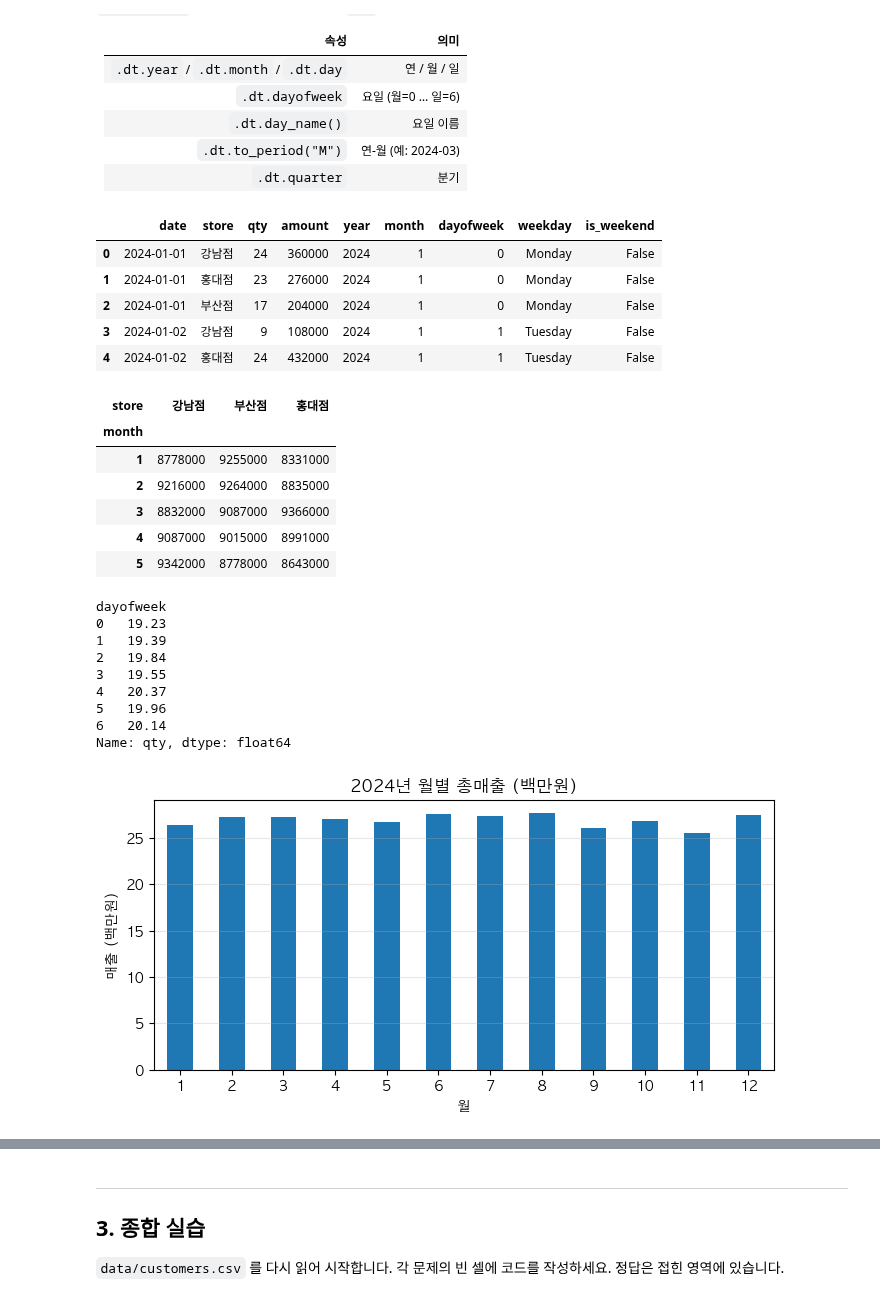
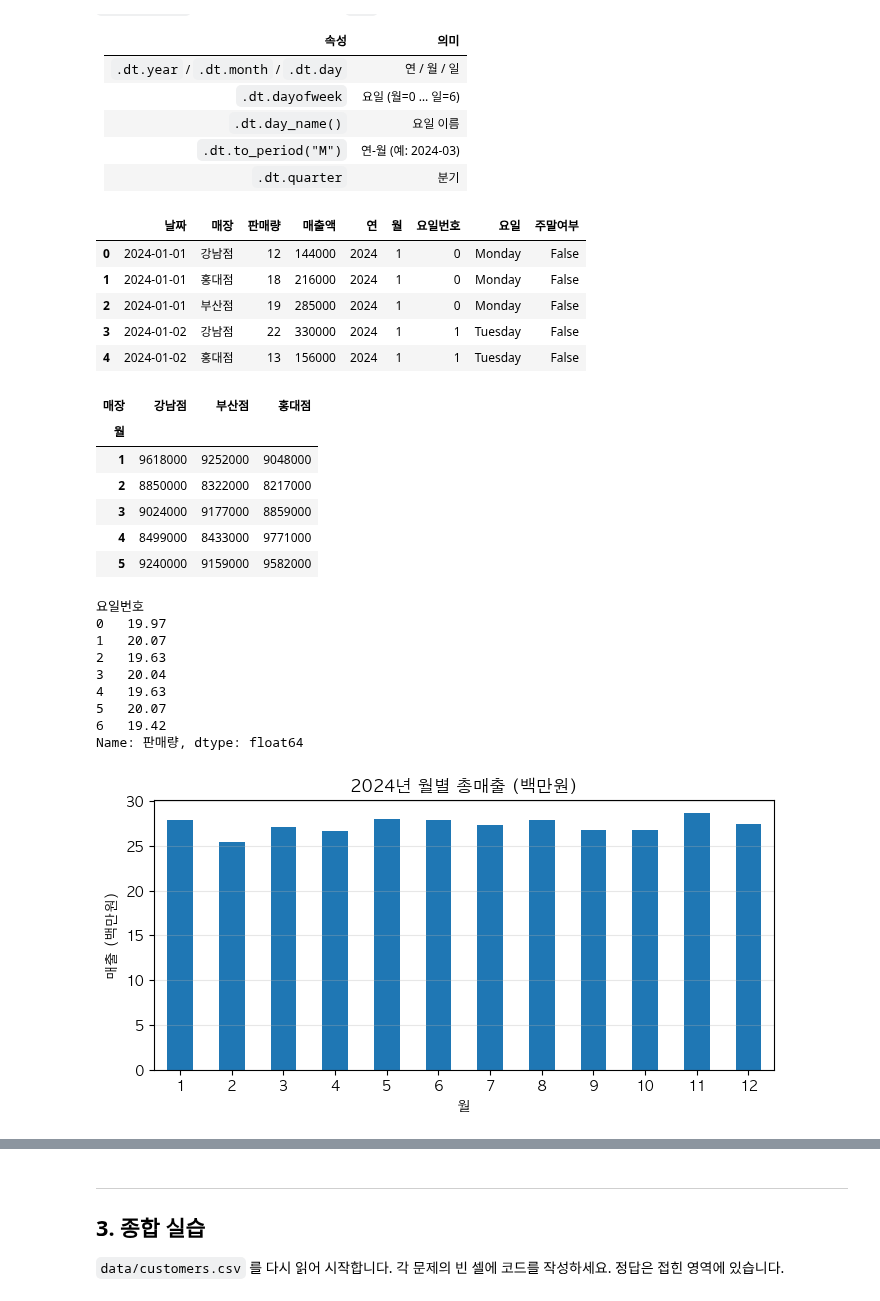
Before and after one commit to icesnake72/aice, a Jupyter notebook: aice_course/02_데이터구조확인_기초데이터다루기.ipynb, the cells around one changed output, grey strips where cells are left out. Drawn from its saved outputs; the diff is of its cells as text; code cells hidden in the pictures.

```diff
--- a/aice_course/02_데이터구조확인_기초데이터다루기.ipynb
+++ b/aice_course/02_데이터구조확인_기초데이터다루기.ipynb
@@ -134,10 +141,10 @@ ensure_session1_data()
 # 1회차에서 배운 옵션을 그대로 사용해 읽는다.
 df = pd.read_csv(
   f"{DATA_DIR}/customers.csv",
-  dtype={"postal_code": str},
-  parse_dates=["join_date"],
+  dtype={"우편번호": str},
+  parse_dates=["가입일"],
 )
-sales = pd.read_csv(f"{DATA_DIR}/sales_2024.csv", parse_dates=["date"])
+sales = pd.read_csv(f"{DATA_DIR}/sales_2024.csv", parse_dates=["날짜"])
 plans = pd.read_excel(f"{DATA_DIR}/customers.xlsx", sheet_name="plans")
 
 print("customers:", df.shape, "| sales:", sales.shape, "| plans:", plans.shape)
@@ -969,57 +1042,57 @@ print("열 방향 concat:", side.shape)
 | `.dt.to_period("M")` | 연-월 (예: 2024-03) |
 | `.dt.quarter` | 분기 |
 # %%
-sales["year"] = sales["date"].dt.year
-sales["month"] = sales["date"].dt.month
-sales["dayofweek"] = sales["date"].dt.dayofweek
-sales["weekday"] = sales["date"].dt.day_name()
-sales["is_weekend"] = sales["dayofweek"] >= 5
+sales["연"] = sales["날짜"].dt.year
+sales["월"] = sales["날짜"].dt.month
+sales["요일번호"] = sales["날짜"].dt.dayofweek
+sales["요일"] = sales["날짜"].dt.day_name()
+sales["주말여부"] = sales["요일번호"] >= 5
 sales.head()
 # %% [output]
-|  | date | store | qty | amount | year | month | dayofweek | weekday | is_weekend |
-| 0 | 2024-01-01 | 강남점 | 24 | 360000 | 2024 | 1 | 0 | Monday | False |
-| 1 | 2024-01-01 | 홍대점 | 23 | 276000 | 2024 | 1 | 0 | Monday | False |
-| 2 | 2024-01-01 | 부산점 | 17 | 204000 | 2024 | 1 | 0 | Monday | False |
-| 3 | 2024-01-02 | 강남점 | 9 | 108000 | 2024 | 1 | 1 | Tuesday | False |
-| 4 | 2024-01-02 | 홍대점 | 24 | 432000 | 2024 | 1 | 1 | Tuesday | False |
+|  | 날짜 | 매장 | 판매량 | 매출액 | 연 | 월 | 요일번호 | 요일 | 주말여부 |
+| 0 | 2024-01-01 | 강남점 | 12 | 144000 | 2024 | 1 | 0 | Monday | False |
+| 1 | 2024-01-01 | 홍대점 | 18 | 216000 | 2024 | 1 | 0 | Monday | False |
+| 2 | 2024-01-01 | 부산점 | 19 | 285000 | 2024 | 1 | 0 | Monday | False |
+| 3 | 2024-01-02 | 강남점 | 22 | 330000 | 2024 | 1 | 1 | Tuesday | False |
+| 4 | 2024-01-02 | 홍대점 | 13 | 156000 | 2024 | 1 | 1 | Tuesday | False |
 # %%
 # 월별 매장별 매출 합계 (pivot_table)
-monthly = pd.pivot_table(sales, index="month", columns="store", values="amount", aggfunc="sum")
+monthly = pd.pivot_table(sales, index="월", columns="매장", values="매출액", aggfunc="sum")
 monthly.head()
 # %% [output]
-| store | 강남점 | 부산점 | 홍대점 |
-| month |  |  |  |
-| 1 | 8778000 | 9255000 | 8331000 |
-| 2 | 9216000 | 9264000 | 8835000 |
-| 3 | 8832000 | 9087000 | 9366000 |
-| 4 | 9087000 | 9015000 | 8991000 |
-| 5 | 9342000 | 8778000 | 8643000 |
+| 매장 | 강남점 | 부산점 | 홍대점 |
+| 월 |  |  |  |
+| 1 | 9618000 | 9252000 | 9048000 |
+| 2 | 8850000 | 8322000 | 8217000 |
+| 3 | 9024000 | 9177000 | 8859000 |
+| 4 | 8499000 | 8433000 | 9771000 |
+| 5 | 9240000 | 9159000 | 9582000 |
 # %%
 # 요일별 평균 판매량: 주말 효과가 있나?
-sales.groupby("dayofweek")["qty"].mean().round(2)
+sales.groupby("요일번호")["판매량"].mean().round(2)
 # %% [output]
-dayofweek
-0   19.23
-1   19.39
-2   19.84
-3   19.55
-4   20.37
-5   19.96
-6   20.14
-Name: qty, dtype: float64
+요일번호
+0   19.97
+1   20.07
+2   19.63
+3   20.04
+4   19.63
+5   20.07
+6   19.42
+Name: 판매량, dtype: float64
 # %%
 # 월별 총매출 추이 (간단한 시각화 맛보기, 자세한 시각화는 3회차)
-monthly_total = sales.groupby("month")["amount"].sum() / 1_000_000
+monthly_total = sales.groupby("월")["매출액"].sum() / 1_000_000
 
 plt.figure(figsize=(8, 3.5))
 monthly_total.plot(kind="bar", color="tab:blue")
 plt.title("2024년 월별 총매출 (백만원)")
 plt.xlabel("월")
 plt.ylabel("매출 (백만원)")
 plt.xticks(rotation=0)
 plt.grid(axis="y", alpha=0.3)
 plt.show()
 # %% [output]
-[figure, old version]
+[figure, new version]
 # %%
 # 날짜 범위 필터링: 문자열 비교가 그대로 된다
```
Also changed, not shown: parts of 78 cells of this notebook, 18 other files.
